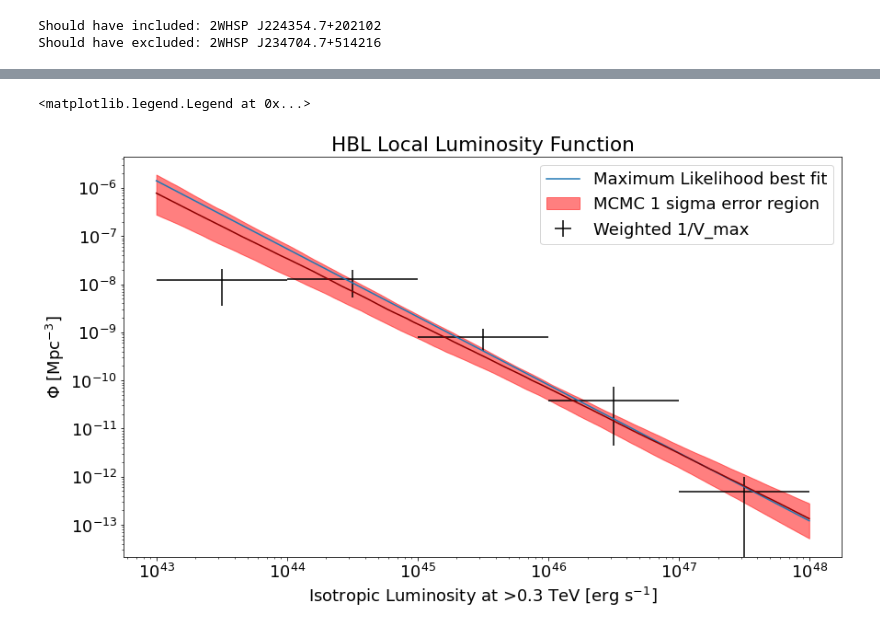
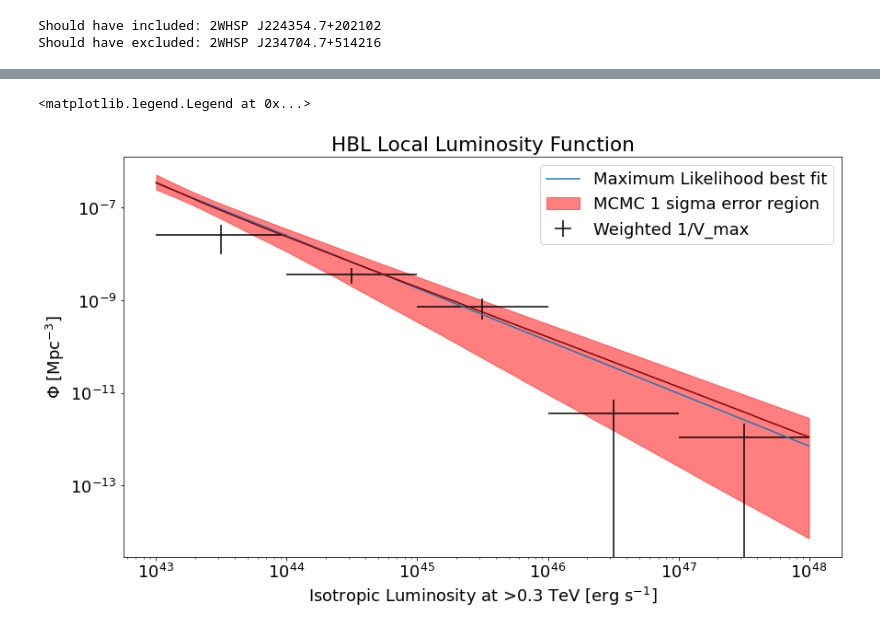
Before and after one commit to aribrill/lf-simulation, a Jupyter notebook: LF_calculation.ipynb, the cells around one changed output, grey strips where cells are left out. Drawn from its saved outputs; the diff is of its cells as text; code cells hidden in the pictures.

```diff
--- a/LF_calculation.ipynb
+++ b/LF_calculation.ipynb
@@ -324,6 +324,7 @@ def process_veritas_data(raw_data, dataset):
         return np.clip(simulated_z, 0, None)
 
 
+    usable_archival_frac = 0.7
     datasets = {
         'year1': raw_data.year1_hours,
         'legacy': raw_data.legacy_hours,
@@ -337,7 +338,8 @@ def process_veritas_data(raw_data, dataset):
         'index': (simulate_index(raw_data.tevcat_index.to_numpy()), u.dimensionless_unscaled,
                   "Spectral Index"),
         'z': (simulate_redshift(raw_data.z.to_numpy()), u.dimensionless_unscaled, "Redshift"),
-        'exposure': ((raw_data.archival_hours + datasets[dataset]).to_numpy(), u.hr, "Exposure\n[hr]"),
+        'exposure': ((raw_data.archival_hours*usable_archival_frac + datasets[dataset]).to_numpy(), u.hr,
+                     "Exposure\n[hr]"),
         'fom': (raw_data.figure_of_merit.to_numpy(), u.dimensionless_unscaled, "2WHSP Figure of Merit"),
     }
 
@@ -396,7 +398,7 @@ def generate_data(raw_data, dataset):
 
     return data, labels, value
 # %%
-data, labels, value = generate_data(raw_data, dataset='year1')  # dataset = 'year1' or 'legacy'
+data, labels, value = generate_data(raw_data, dataset='legacy')  # dataset = 'year1' or 'legacy'
 
 for key in ['obs_luminosity', 'deabs_luminosity', 'z']:
     print("Min/max {}: {:.04}, {:.04}".format(key, np.min(value(key)), np.max(value(key))))
@@ -726,13 +752,13 @@ plt.legend(loc="lower right")
 # Estimate the errors on the model parameters using Monte Carlo simulations
 
 # Initialize the walkers around the ML best fit
-ndim, nwalkers = len(res.x), 10
-p0 = res.x + 1e-4 * np.random.randn(nwalkers, ndim)
+ndim, nwalkers = len(initial_params), 10
+p0 = np.array(initial_params) + 1e-4 * np.random.randn(nwalkers, ndim)
 
 def log_likelihood(args, log10_Ls, zs):
     return -neg_log_likelihood(args, log10_Ls, zs)
 
 sampler = emcee.EnsembleSampler(nwalkers, ndim, log_likelihood, args=args)
 
-sampler.run_mcmc(p0, 200)
+sampler.run_mcmc(p0, 1000)
 # %% [output]
@@ -779,5 +805,5 @@ Text(0.5, 0, 'step number')
 # %%
-flat_samples = sampler.get_chain(discard=50, flat=True)
+flat_samples = sampler.get_chain(discard=100, flat=True)
 plot_samples = np.zeros(flat_samples.shape)
 for i, param in enumerate(params):
     plot_samples[:, i] = param.reverse_transform(flat_samples[:, i])
@@ -847,47 +887,40 @@ weighted_densities = 1 / weighted_v_maxes
 # %%
 def plot_lf_v_max(luminosities, densities, min_log_l, max_log_l, label=None):
-    lum_bins = np.logspace(min_log_l, max_log_l, max_log_l - min_log_l + 1)
-    bin_idxs = np.digitize(luminosities.value, lum_bins) - 1
-    x, xerr, y, yerr = [], [], [], []
-    for i, lum_bin in enumerate(lum_bins[:-1]):
-        bin_center = stats.gmean(lum_bins[i:i+2])
-        bin_size = np.log(lum_bins[i + 1]) - np.log(lum_bins[i])
-        x.append(bin_center)
-        xerr.append((bin_center - lum_bins[i], lum_bins[i + 1] - bin_center))
-        y.append(np.sum(densities[bin_idxs == i].value) / bin_size)
-        yerr.append(np.sqrt(np.sum(densities[bin_idxs == i].value**2)) / bin_size)
-    x, y, xerr, yerr = np.array(x), np.array(y), np.array(xerr).T, np.array(yerr)
     plt.errorbar(x, y, xerr=xerr, yerr=yerr, label=label, linestyle='none', color='k')
 
 
 def plot_lf_ml(luminosities, model, best_fit_params, label=None):
     plt.plot(luminosities, model(np.log10(luminosities), 0, *best_fit_params), label=label)
 
 
-def plot_mcmc(luminosities, model, samples, label=None):
-    curves = []
-    for sample in samples:
-        curves.append(model(np.log10(luminosities), 0, *sample))
-
+def plot_mcmc(luminosities, curves, label=None):
     # Plot 95% confidence interval
     lo, med, hi = np.percentile(curves, (16, 50, 84), axis=0)
     plt.plot(luminosities, med, color='darkred')
     plt.fill_between(luminosities, lo, hi, color='red', alpha=0.5, label=label)
 
 
 min_log_l, max_log_l = 43, 48
-plot_lf_v_max(value('deabs_luminosity')[detected], weighted_densities, min_log_l=min_log_l,
+observed_luminosity = value(luminosity_type)[detected]
+evolution_param_values = res.x[-(len(params) - param_split_idx):]
+weighted_density = calculate_weighted_density(observed_luminosity, min_z, evolution_params, evolution_param_values)
+plot_lf_v_max(observed_luminosity, weighted_density, min_log_l=min_log_l,
               max_log_l=max_log_l, label="Weighted 1/V_max")
+
 luminosities = np.logspace(min_log_l, max_log_l, 100)
+curves = []
+for sample in flat_samples:
+    curves.append(model(np.log10(luminosities), 0, *sample))
+
 plot_lf_ml(luminosities, model, res.x, label="Maximum Likelihood best fit")
-plot_mcmc(luminosities, model, flat_samples, label="MCMC 1 sigma error region")
+plot_mcmc(luminosities, curves, label="MCMC 1 sigma error region")
 
 plt.title("HBL Local Luminosity Function")
 plt.xscale('log')
 plt.xlabel("Isotropic Luminosity at >{} TeV".format(e_min.to_value(u.TeV)) + " [erg s$^{-1}$]")
 plt.yscale('log')
 plt.ylabel("$\Phi$ [Mpc$^{-3}$]")
 plt.legend()
 # %% [output]
 <matplotlib.legend.Legend at 0x...>
-[figure, old version]
+[figure, new version]
```
Also changed, not shown: parts of 15 cells of this notebook.
